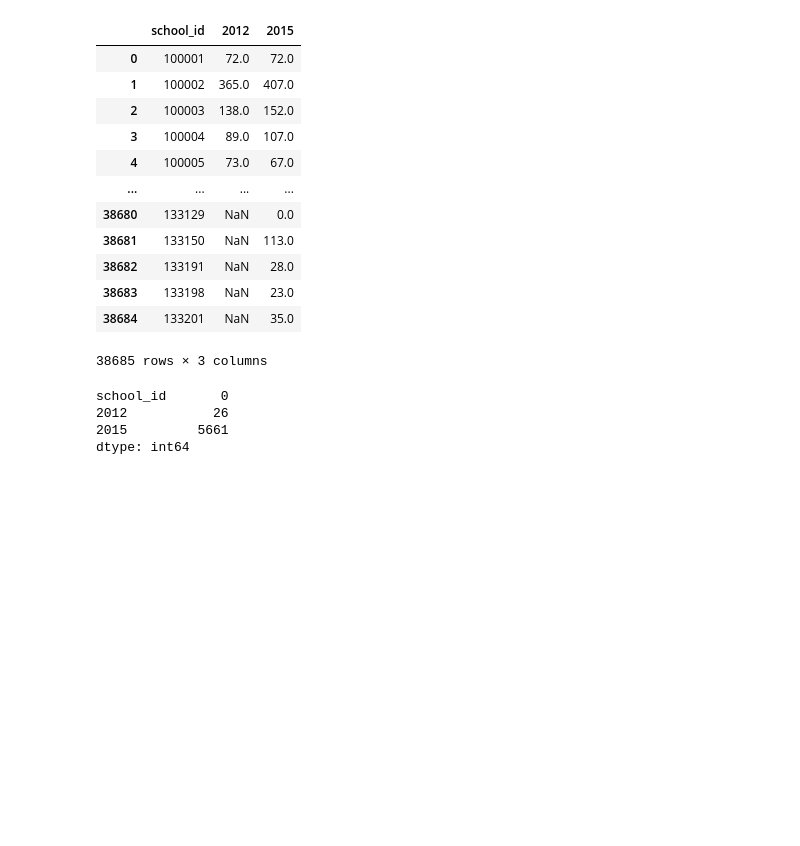
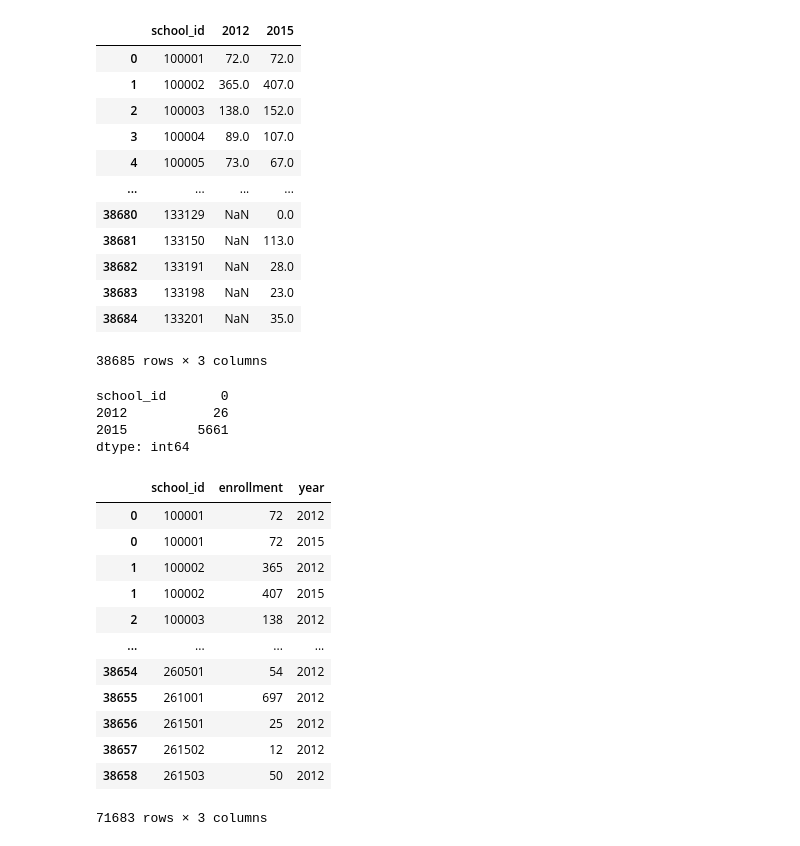
Before and after one commit to francheska-vicente/datapre-notebooks, a Jupyter notebook: 03 - Pandas and Data Wrangling.ipynb, the cells around one changed output. Saved outputs shown, nothing was run; the diff lists cells and outputs as text; code cells hidden in the pictures; blank space fills up the shorter version.

```diff
--- a/03 - Pandas and Data Wrangling.ipynb
+++ b/03 - Pandas and Data Wrangling.ipynb
@@ -565,6 +565,8 @@ The task is to compare the enrollment statistics of the elementary schools betwe
 stats2012 = deped2012.groupby('school_id', as_index=False).sum()
 stats2015 = deped2015.groupby('school_id', as_index=False).sum()
 
+stats2012_w = stats2012.copy()
+stats2015_w = stats2015.copy()
 # -> school ID as a reference
 # -> statistics of the school ID regardless of their region, etc. Just by
 # school ID as it is unique
@@ -653,3 +656,32 @@ school_id       0
 2012           26
 2015         5661
 dtype: int64
+# %%
+# -> Another solution is adding the year column.
+
+stats2012_w['year'] = 2012
+stats2015_w['year'] = 2015
+
+# -> Would result in a wide table
+
+wide_table = pd.concat([stats2012_w, stats2015_w])
+# The first rows are for the 2012, and the last rows are for the 2015.
+# %%
+wide_table.sort_values(by=['school_id', 'year'])
+
+# -> adding inplace=True would not return the table
+# -> you might want to reset the index
+# %% [output]
+|  | school_id | enrollment | year |
+| 0 | 100001 | 72 | 2012 |
+| 0 | 100001 | 72 | 2015 |
+| 1 | 100002 | 365 | 2012 |
+| 1 | 100002 | 407 | 2015 |
+| 2 | 100003 | 138 | 2012 |
+| ... | ... | ... | ... |
+| 38654 | 260501 | 54 | 2012 |
+| 38655 | 261001 | 697 | 2012 |
+| 38656 | 261501 | 25 | 2012 |
+| 38657 | 261502 | 12 | 2012 |
+| 38658 | 261503 | 50 | 2012 |
+71683 rows × 3 columns
```
Also changed, not shown: parts of 1 cell of this notebook.
